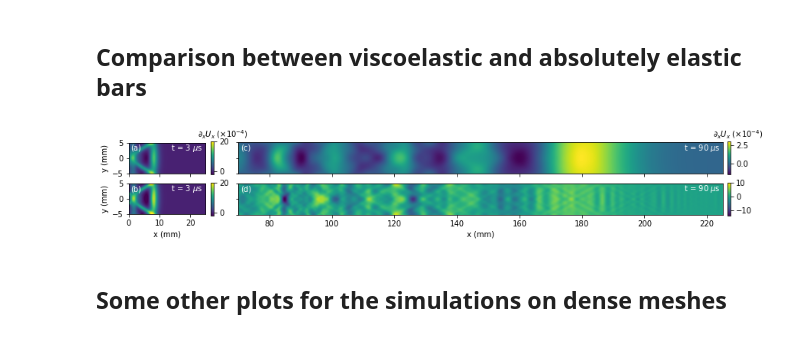
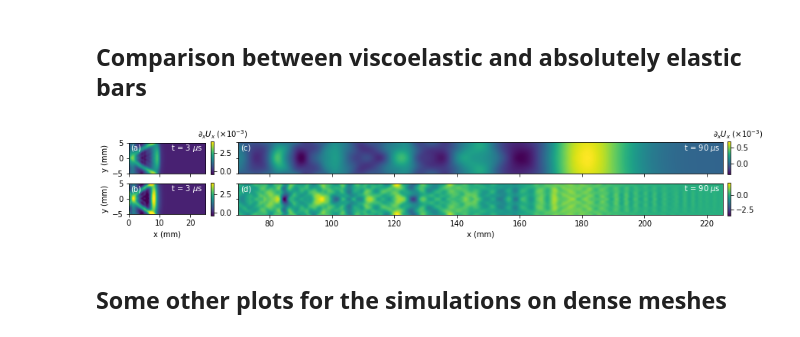
Before and after one commit to fgarbuzov/Spectral, a Jupyter notebook: ResultsVisualisation.ipynb, the cells around one changed output. Saved outputs shown, nothing was run; the diff lists cells and outputs as text; code cells hidden in the pictures.

Commit message:
Fix results visualisation

```diff
--- a/ResultsVisualisation.ipynb
+++ b/ResultsVisualisation.ipynb
@@ -16,7 +16,7 @@ import pathlib
 # %% [markdown]
 ## Load simulation results
 # %%
-prefix = '2022Jan28_22-16-17_225mm_bar_retarded_medium_impact_'
+prefix = '2022Mar23_15-05-58_test_retarded_'
 path_prefix = os.path.join(PROJ_DIR, RESULTS_DIR, prefix)
 f = open(path_prefix + PARAMS_FILENAME, 'r')
 params_dict = parse_input_file(f)
@@ -65,7 +65,7 @@ line_u, = ax[-1].plot(x, u.int(1)(x)/(y.max() - y.min()), label='$-\\int\\frac{\
 line_v, = ax[-1].plot(x, v(x, y.max()), label='$v(x, H/2)$')
 ax[-1].legend(loc='upper right')
 ax[-1].set_xlim(x[0], x[-1])
-ax[-1].set_ylim(-0.01, 0.01)
+ax[-1].set_ylim(-0.002, 0.002)
 ax[-1].grid()
 ax[-1].set_xlabel('x, mm')
 #ax[0].set_title(r'Time = %.1f $\mu$s, $\sigma_0 = %g$, $a_0=%g$' % (t, sigma0, a0))
@@ -96,9 +96,10 @@ anim
 # %% [markdown]
 ## Comparison between viscoelastic and absolutely elastic bars
 # %%
+num_scale = 10**3
+
 # retarded
-#prefix = '2022Jan23_23-31-30_200mm_bar_retarded_medium_impact_'
-prefix = '2022Jan28_22-16-17_225mm_bar_retarded_medium_impact_'
+prefix = '2022Mar23_15-05-58_test_retarded_'
 path_prefix = os.path.join(PROJ_DIR, RESULTS_DIR, prefix)
 f = open(path_prefix + PARAMS_FILENAME, 'r')
 params_dict = parse_input_file(f)
@@ -110,8 +111,7 @@ U_func = np.load(path_prefix + U_FILENAME + '.npy') * num_scale
 U_ret = TensorField(mesh, U_func)
 
 # no visc
-#prefix = '2022Jan23_19-23-43_200mm_bar_no_visc_medium_impact_'
-prefix = '2022Jan28_15-14-04_225mm_bar_no_visc_medium_impact_'
+prefix = '2022Mar23_15-15-03_test_lin_'
 path_prefix = os.path.join(PROJ_DIR, RESULTS_DIR, prefix)
 f = open(path_prefix + PARAMS_FILENAME, 'r')
 params_dict = parse_input_file(f)
@@ -136,34 +136,34 @@ U_list = [U_ret, U_no_visc]
 dx = [-0.5, -3]
 letter_coords = [[[0.02, 0.75], [0.55, 0.75]], [[0.005, 0.75], [0.92, 0.75]]]
 label_coords = [[0.9, 1.16], [0.98, 1.16]]
-vmax = [20, 20, None, 10]
-vmin = [-2, -2, None, None]
+vmax = [4, 4, None, None]
+vmin = [-0.4, -0.4, None, None]
 for i_col, ax in enumerate(axes[0]):
     k = i_col*nrows + 0
     x = np.linspace(*xlims[i_col], int(np.diff(xlims[i_col]))*10 + 1)
     u = -U_ret[time_idx[i_col], 0].diff(0)(x, y, 0)
     im = ax.imshow(u.T, extent=(*xlims[i_col], *ylims), vmax=vmax[k], vmin=vmin[k])
     ax.set_xlim(xlims[i_col])
     ax.text(*letter_coords[i_col][0], '(' + 'abcdef'[k] + ')', transform=ax.transAxes, c='w')
     ax.text(*letter_coords[i_col][1], 't = {} $\mu$s'.format(str(int(T[time_idx[i_col]]))),
             transform=ax.transAxes, c='w')
     if i_col == 0:
         ax.set_ylabel('y (mm)')
     fig.colorbar(im, ax=ax, pad=0.05/wratios[i_col], aspect=10)
-    ax.text(*label_coords[i_col], r'$\partial_x U_x \ (\times 10^{-4})$', transform=ax.transAxes)
+    ax.text(*label_coords[i_col], r'$\partial_x U_x \ (\times 10^{-3})$', transform=ax.transAxes)
 for i_col, ax in enumerate(axes[1]):
     k = i_col*nrows + 1
     x = np.linspace(*xlims[i_col], int(np.diff(xlims[i_col]))*10 + 1)
     u = -U_no_visc[time_idx[i_col], 0].diff(0)(x+dx[i_col], y, 0)
     im = ax.imshow(u.T, extent=(*xlims[i_col], *ylims), vmax=vmax[k], vmin=vmin[k])
     ax.set_xlim(xlims[i_col])
     ax.set_xlabel('x (mm)')
     ax.text(*letter_coords[i_col][0], '(' + 'abcdef'[k] + ')', transform=ax.transAxes, c='w')
     ax.text(*letter_coords[i_col][1], 't = {} $\mu$s'.format(str(int(T[time_idx[i_col]]))),
             transform=ax.transAxes, c='w')
     if i_col == 0:
         ax.set_ylabel('y (mm)')
     fig.colorbar(im, ax=ax, pad=0.05/wratios[i_col], aspect=10, )
 fig.subplots_adjust(left=0.041, right=1.078, top=0.89, bottom=0.22, hspace=0.25, wspace=0.04)
 # %% [output]
-[figure, old version]
+[figure, new version]
```
Also changed, not shown: parts of 2 cells of this notebook, 2 other files.
